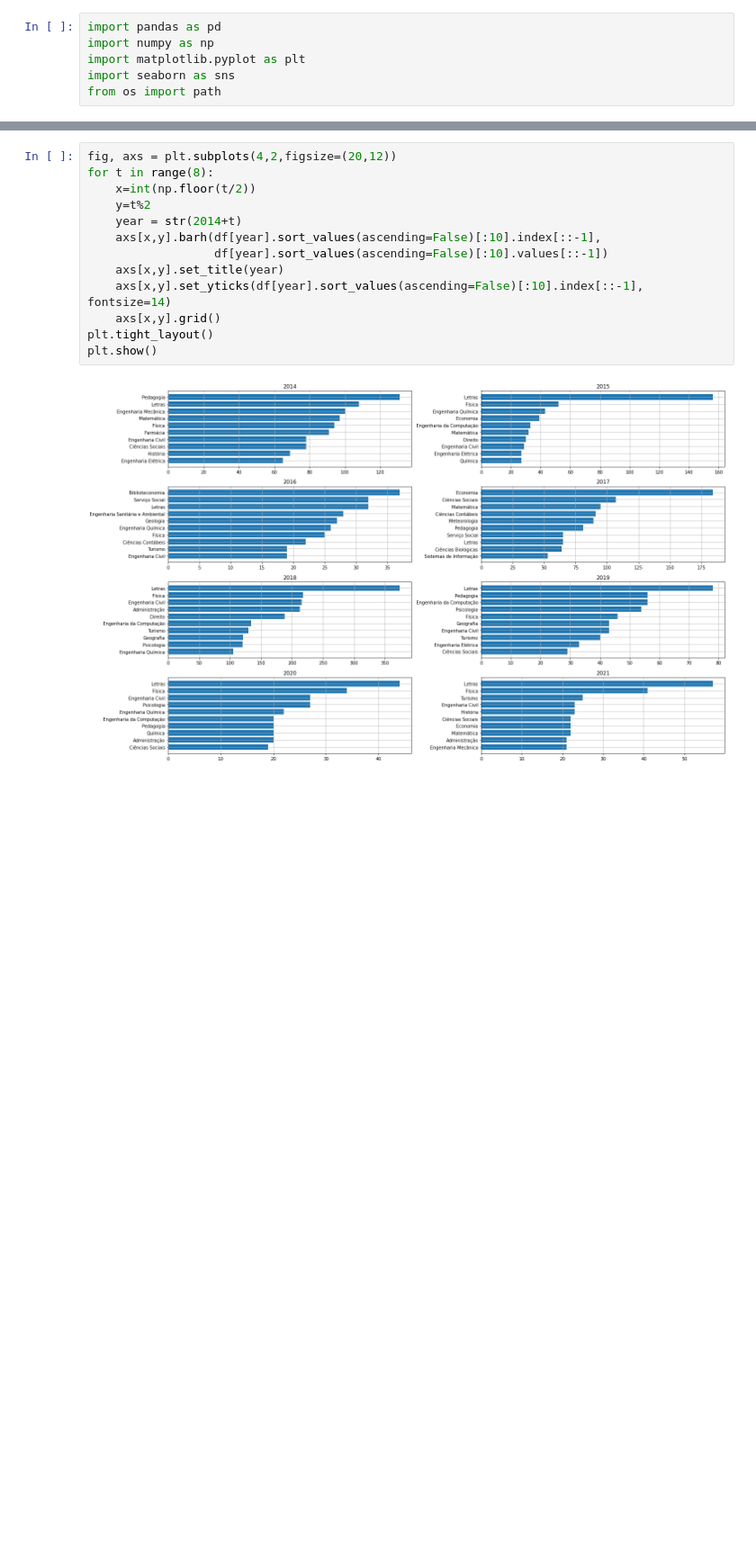
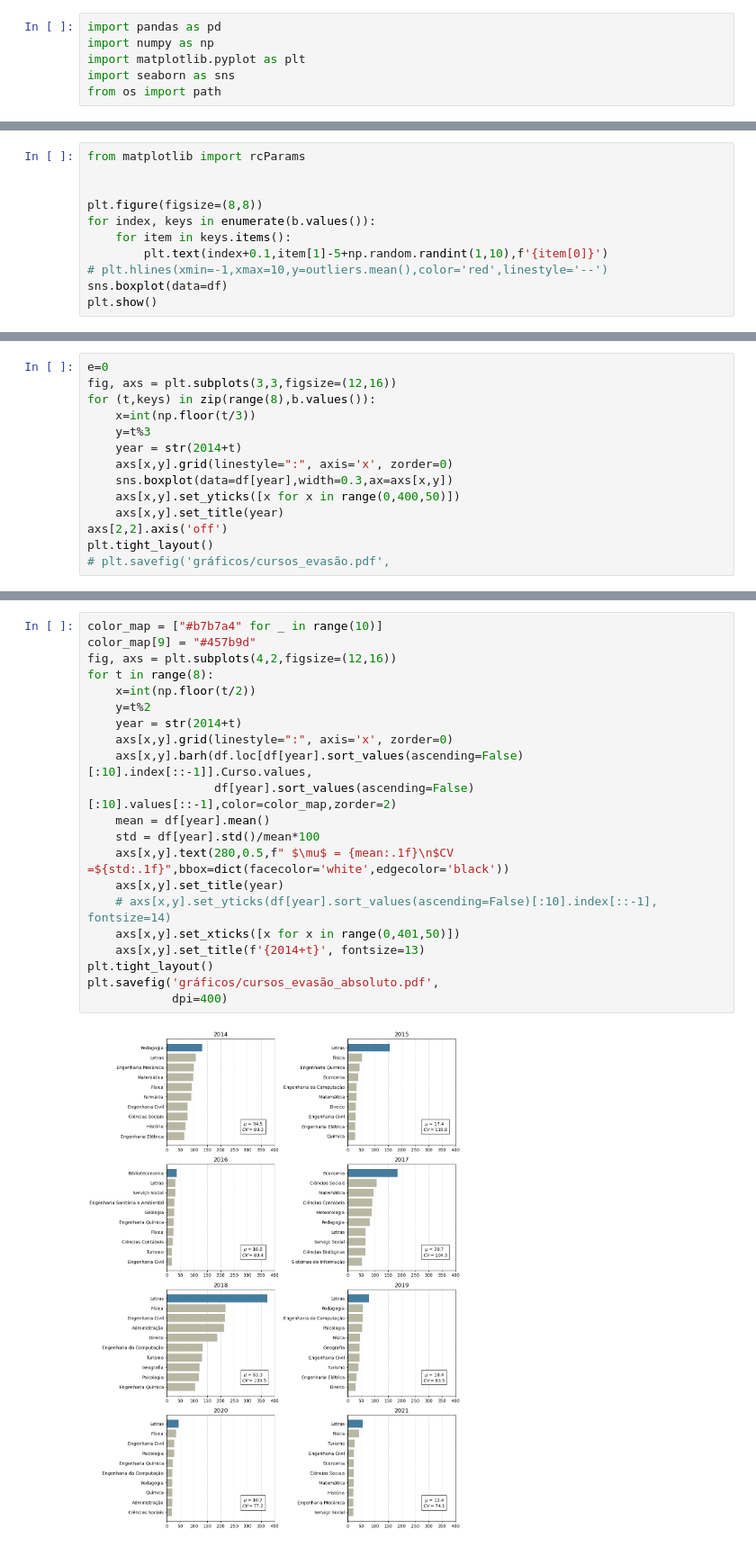
Before and after one commit to gabrielcoout/Analise_Evasao, a Jupyter notebook: Data_Analysis_Cursos.ipynb, the cells around one changed output, grey strips where cells are left out. Shown at 90% size. Cells and saved outputs as stored; diff of their text form; blank space fills up the shorter version.

```diff
--- a/Data_Analysis_Cursos.ipynb
+++ b/Data_Analysis_Cursos.ipynb
@@ -8,0 +62,11 @@ df = pd.read_csv('data/out/datacursos.csv',index_col=0)
+# %%
+from matplotlib import rcParams
+
+
+plt.figure(figsize=(8,8))
+for index, keys in enumerate(b.values()):
+    for item in keys.items():
+        plt.text(index+0.1,item[1]-5+np.random.randint(1,10),f'{item[0]}')
+# plt.hlines(xmin=-1,xmax=10,y=outliers.mean(),color='red',linestyle='--')
+sns.boxplot(data=df)
+plt.show()
@@ -8,0 +75,14 @@ df = pd.read_csv('data/out/datacursos.csv',index_col=0)
+# %%
+e=0
+fig, axs = plt.subplots(3,3,figsize=(12,16))
+for (t,keys) in zip(range(8),b.values()):
+    x=int(np.floor(t/3))
+    y=t%3
+    year = str(2014+t)
+    axs[x,y].grid(linestyle=":", axis='x', zorder=0)
+    sns.boxplot(data=df[year],width=0.3,ax=axs[x,y])
+    axs[x,y].set_yticks([x for x in range(0,400,50)])
+    axs[x,y].set_title(year)
+axs[2,2].axis('off')
+plt.tight_layout()
+# plt.savefig('gráficos/cursos_evasão.pdf',
@@ -9,15 +91,23 @@ df = pd.read_csv('data/out/datacursos.csv',index_col=0)
 # %%
-fig, axs = plt.subplots(4,2,figsize=(20,12))
+color_map = ["#b7b7a4" for _ in range(10)]
+color_map[9] = "#457b9d"
+fig, axs = plt.subplots(4,2,figsize=(12,16))
 for t in range(8):
     x=int(np.floor(t/2))
     y=t%2
     year = str(2014+t)
-    axs[x,y].barh(df[year].sort_values(ascending=False)[:10].index[::-1],
-                  df[year].sort_values(ascending=False)[:10].values[::-1])
+    axs[x,y].grid(linestyle=":", axis='x', zorder=0)
+    axs[x,y].barh(df.loc[df[year].sort_values(ascending=False)[:10].index[::-1]].Curso.values,
+                  df[year].sort_values(ascending=False)[:10].values[::-1],color=color_map,zorder=2)
+    mean = df[year].mean()
+    std = df[year].std()/mean*100
+    axs[x,y].text(280,0.5,f" $\mu$ = {mean:.1f}\n$CV =${std:.1f}",bbox=dict(facecolor='white',edgecolor='black'))
     axs[x,y].set_title(year)
-    axs[x,y].set_yticks(df[year].sort_values(ascending=False)[:10].index[::-1], fontsize=14)
-    axs[x,y].grid()
+    # axs[x,y].set_yticks(df[year].sort_values(ascending=False)[:10].index[::-1], fontsize=14)
+    axs[x,y].set_xticks([x for x in range(0,401,50)])
+    axs[x,y].set_title(f'{2014+t}', fontsize=13)
 plt.tight_layout()
-plt.show()
+plt.savefig('gráficos/cursos_evasão_absoluto.pdf',
+            dpi=400)
 # %% [output]
-[figure, old version]
+[figure, new version]
```
Also changed, not shown: parts of 26 cells of this notebook, 26 other files.
